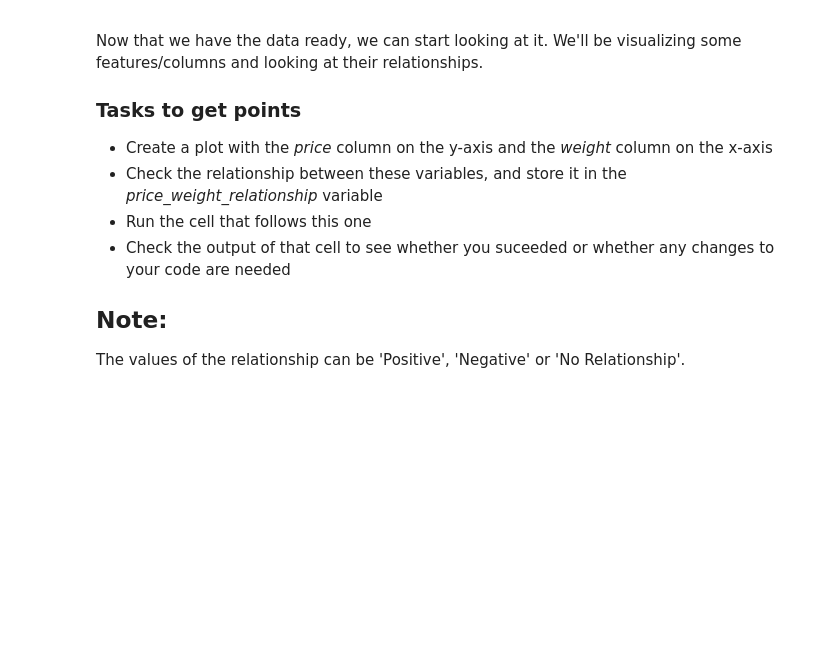
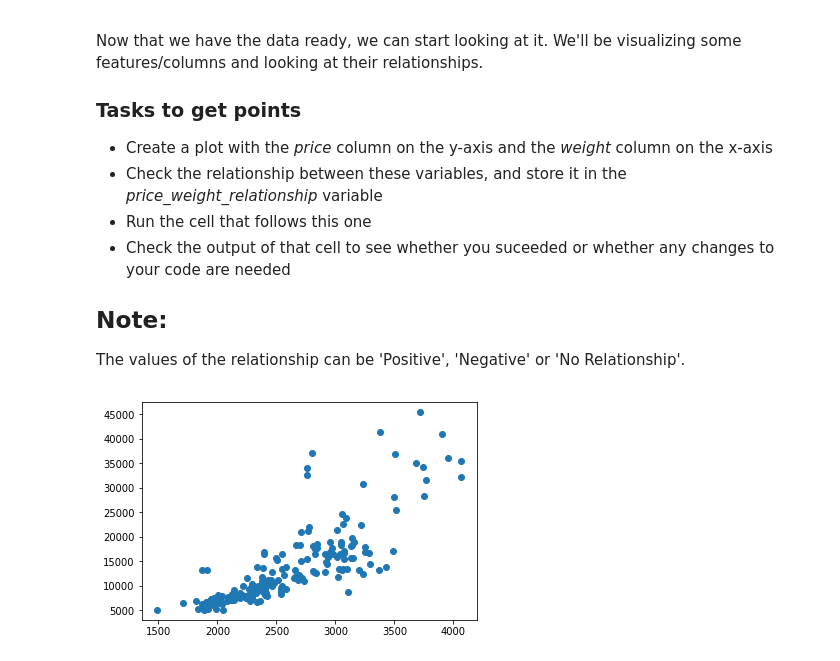
Before and after one commit to kiranrode/README.md, a Jupyter notebook: Copy_of_1_Data_Wrangling.ipynb, the cells around one changed output. Drawn from its saved outputs; the diff is of its cells as text; code cells hidden in the pictures; blank space fills up the shorter version.

```diff
--- a/Copy_of_1_Data_Wrangling.ipynb
+++ b/Copy_of_1_Data_Wrangling.ipynb
@@ -231,9 +251,12 @@ Load this data into pandas and calculate the descriptive statistics for it.
 * Check the output of that cell to see whether you suceeded or whether any changes to your code are needed
 # %%
 # ENTER YOUR CODE HERE
+import pandas as pd
+loaded_data = pd.read_csv("https://cosmos-api-prod-datasetsbucket-iuph41amgzfj.s3.amazonaws.com/cars_data.csv")
 
 # Set this variable equal to your answer
-symboling_descriptive = None
+symboling_descriptive = loaded_data["symboling"].describe()
+#loaded_data.head()
 # %%
 #@title Run to get points for: Loading & Describing Data (10 Points)
 tamu_datathon.judge_attempt('load_describe_data', email, list(symboling_descriptive))
@@ -255,3 +291,12 @@ losses_descriptive = None
+# %%
+
+#losses_descriptive = loaded_data.describe()
+#losses_descriptive
+
+missing_data = loaded_data.fillna(loaded_data.mean())
+
+# We'll use this data as our main dataset
+losses_descriptive  = missing_data["losses"].describe()
 # %%
 #@title Run to get points for: Dealing with Missing Data (10 Points)
 tamu_datathon.judge_attempt('deal_with_missing_data', email, list(losses_descriptive))
@@ -271,9 +334,12 @@ Now that we have the data ready, we can start looking at it. We'll be visualizin
 The values of the relationship can be 'Positive', 'Negative' or 'No Relationship'.
 # %%
 # ENTER YOUR CODE HERE
+plt.scatter(missing_data["weight"], missing_data["price"])
 
 # Set this variable equal to your answer (Hint: It should be a string)
-price_weight_relationship = None
+price_weight_relationship = "positive"
+# %% [output]
+[figure, added]
 # %%
 #@title Run to get points for: Visualizing Data (10 Points)
 tamu_datathon.judge_attempt('visualize_data', email, [price_weight_relationship])
```
Also changed, not shown: parts of 10 cells of this notebook.
